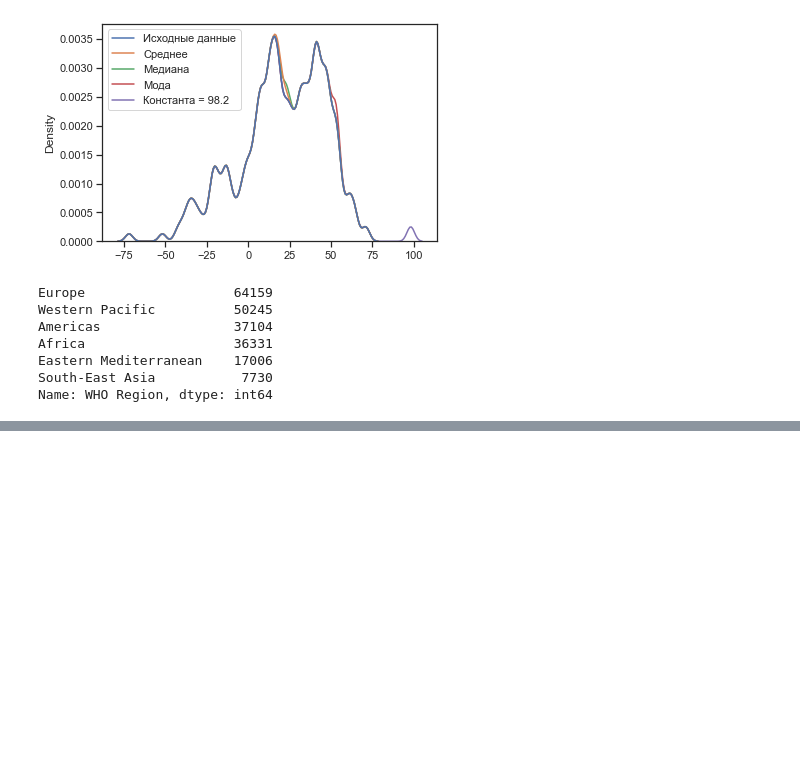
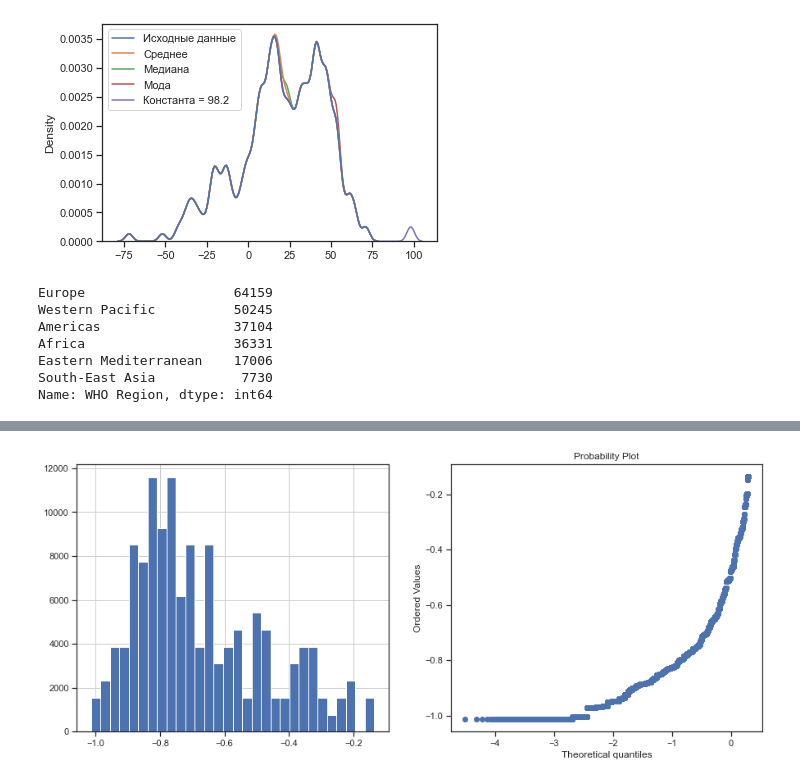
Before and after one commit to xiabeibei0505/IY5MMO1, a Jupyter notebook: лаб2/Back_up.ipynb, the cells around one changed output, grey strips where cells are left out. Drawn from its saved outputs; the diff is of its cells as text; code cells hidden in the pictures; blank space fills up the shorter version.

```diff
--- a/лаб2/Back_up.ipynb
+++ b/лаб2/Back_up.ipynb
@@ -186,0 +182,5 @@ sns.kdeplot(data=mm.fit_transform(data_de[["Lat"]]),shade=True,color="g")
+# %%
+data['Lat'] = 1 / (data['Lat'])
+diagnostic_plots(data, 'Lat')
+# %% [output]
+[figure, added]
```
Also changed, not shown: parts of 9 cells of this notebook, 1 other file.
